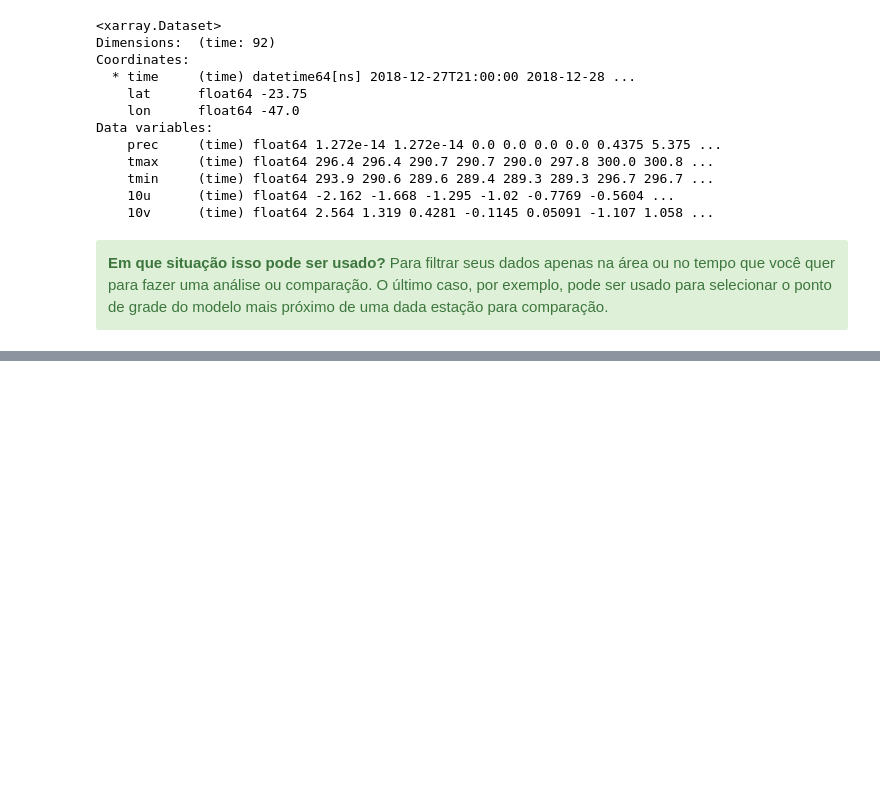
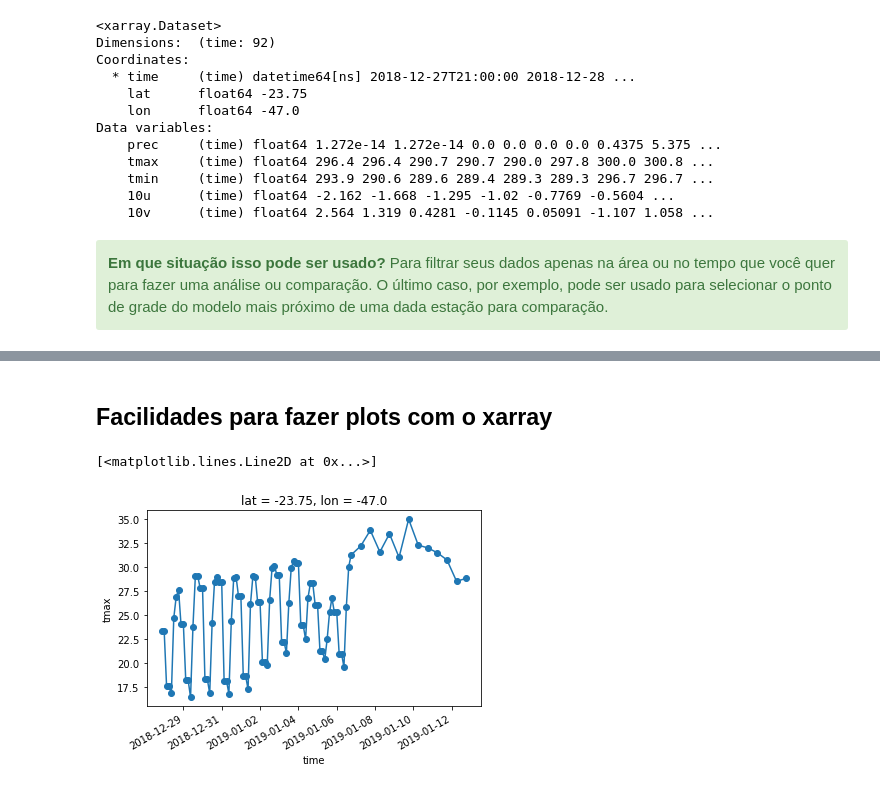
Before and after one commit to rafaelcabreu/PythonTutorial, a Jupyter notebook: 04_xarray_cartopy.ipynb, the cells around one changed output, grey strips where cells are left out. Cells and saved outputs as stored; diff of their text form; code cells hidden in the pictures; blank space fills up the shorter version.

```diff
--- a/04_xarray_cartopy.ipynb
+++ b/04_xarray_cartopy.ipynb
@@ -260,0 +397,9 @@ Data variables:
+# %% [markdown]
+## Facilidades para fazer plots com o xarray
+# %%
+ds_ts = ds.sel(lat=-23.6821604, lon=-46.8755003, method='nearest')
+
+(ds_ts['tmax'] - 273.15).plot(marker='o')
+# %% [output]
+[<matplotlib.lines.Line2D at 0x...>]
+[figure, added]
```
Also changed, not shown: parts of 40 cells of this notebook, 8 other files.
